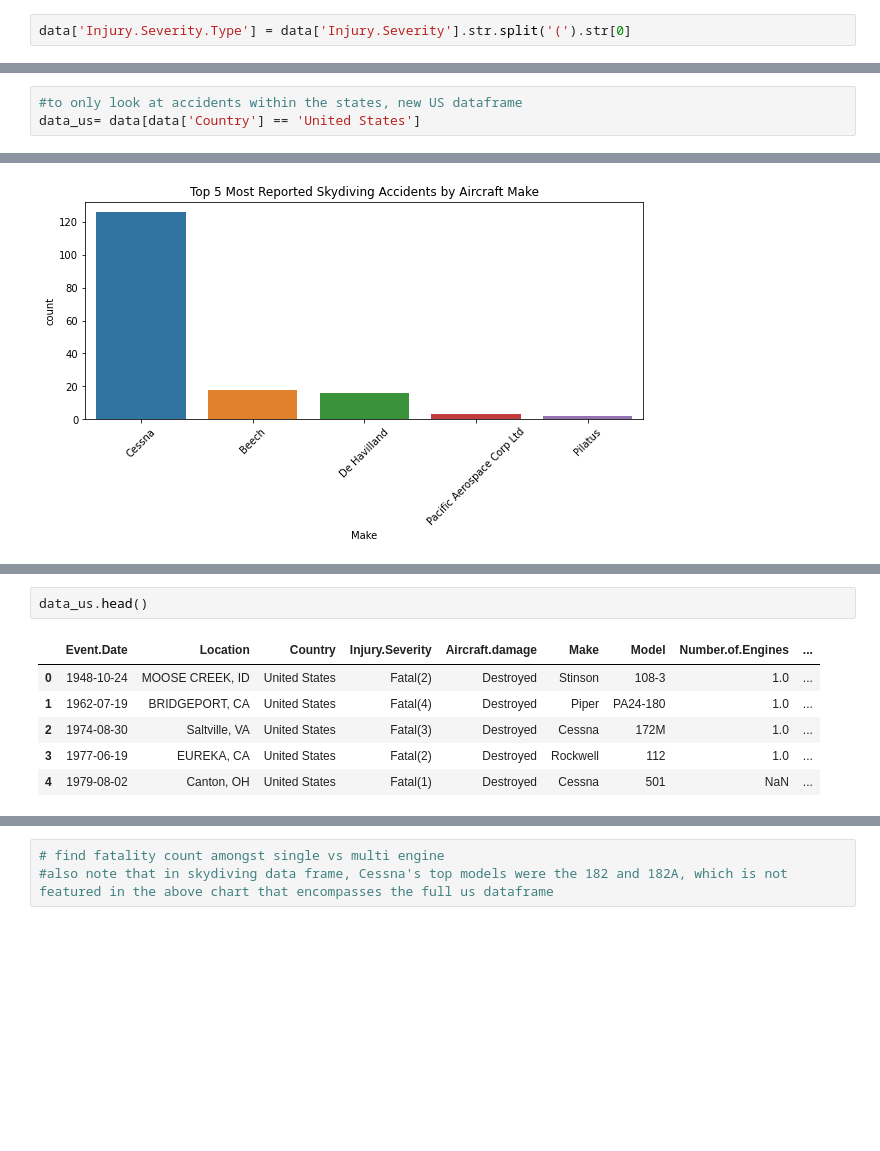
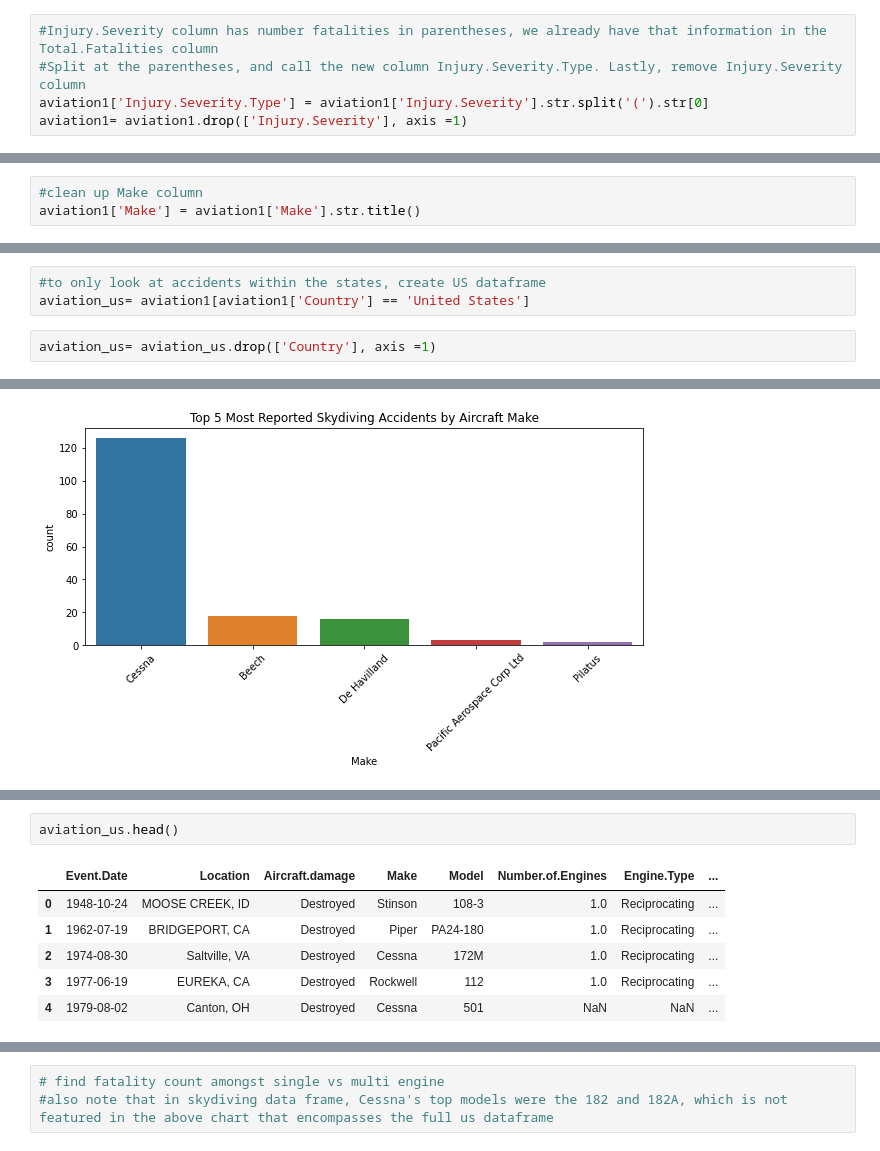
Before and after one commit to morgannash1/phase1_project, a Jupyter notebook: notebook.ipynb, the cells around one changed output, grey strips where cells are left out. Cells and saved outputs as stored; diff of their text form; blank space fills up the shorter version.

```diff
--- a/notebook.ipynb
+++ b/notebook.ipynb
@@ -127,3 +130,6 @@ data['Month'] = data['Event.Date'].dt.month_name()
 # %%
-data['Injury.Severity.Type'] = data['Injury.Severity'].str.split('(').str[0]
+#Injury.Severity column has number fatalities in parentheses, we already have that information in the Total.Fatalities column
+#Split at the parentheses, and call the new column Injury.Severity.Type. Lastly, remove Injury.Severity column
+aviation1['Injury.Severity.Type'] = aviation1['Injury.Severity'].str.split('(').str[0]
+aviation1= aviation1.drop(['Injury.Severity'], axis =1)
 # %%
@@ -158,0 +180,3 @@ memory usage: 13.1+ MB
+# %%
+#clean up Make column
+aviation1['Make'] = aviation1['Make'].str.title()
@@ -173,5 +212,7 @@ Liberia               1
 Name: Country, Length: 219, dtype: int64
 # %%
-#to only look at accidents within the states, new US dataframe
-data_us= data[data['Country'] == 'United States']
+#to only look at accidents within the states, create US dataframe
+aviation_us= aviation1[aviation1['Country'] == 'United States']
+# %%
+aviation_us= aviation_us.drop(['Country'], axis =1)
 # %%
@@ -474,10 +371,10 @@ plt.show()
 # %%
-data_us.head()
+aviation_us.head()
 # %% [output]
-|  | Event.Date | Location | Country | Injury.Severity | Aircraft.damage | Make | Model | Number.of.Engines | ... |
-| 0 | 1948-10-24 | MOOSE CREEK, ID | United States | Fatal(2) | Destroyed | Stinson | 108-3 | 1.0 | ... |
-| 1 | 1962-07-19 | BRIDGEPORT, CA | United States | Fatal(4) | Destroyed | Piper | PA24-180 | 1.0 | ... |
-| 2 | 1974-08-30 | Saltville, VA | United States | Fatal(3) | Destroyed | Cessna | 172M | 1.0 | ... |
-| 3 | 1977-06-19 | EUREKA, CA | United States | Fatal(2) | Destroyed | Rockwell | 112 | 1.0 | ... |
-| 4 | 1979-08-02 | Canton, OH | United States | Fatal(1) | Destroyed | Cessna | 501 | NaN | ... |
+|  | Event.Date | Location | Aircraft.damage | Make | Model | Number.of.Engines | Engine.Type | ... |
+| 0 | 1948-10-24 | MOOSE CREEK, ID | Destroyed | Stinson | 108-3 | 1.0 | Reciprocating | ... |
+| 1 | 1962-07-19 | BRIDGEPORT, CA | Destroyed | Piper | PA24-180 | 1.0 | Reciprocating | ... |
+| 2 | 1974-08-30 | Saltville, VA | Destroyed | Cessna | 172M | 1.0 | Reciprocating | ... |
+| 3 | 1977-06-19 | EUREKA, CA | Destroyed | Rockwell | 112 | 1.0 | Reciprocating | ... |
+| 4 | 1979-08-02 | Canton, OH | Destroyed | Cessna | 501 | NaN | NaN | ... |
 # %%
```
Also changed, not shown: parts of 48 cells of this notebook.
